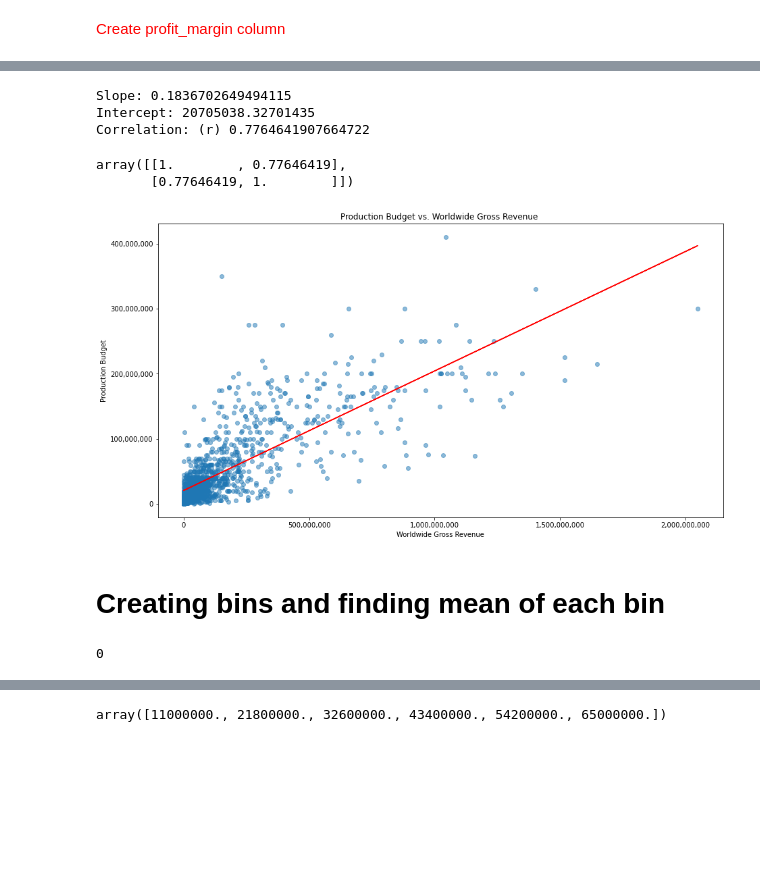
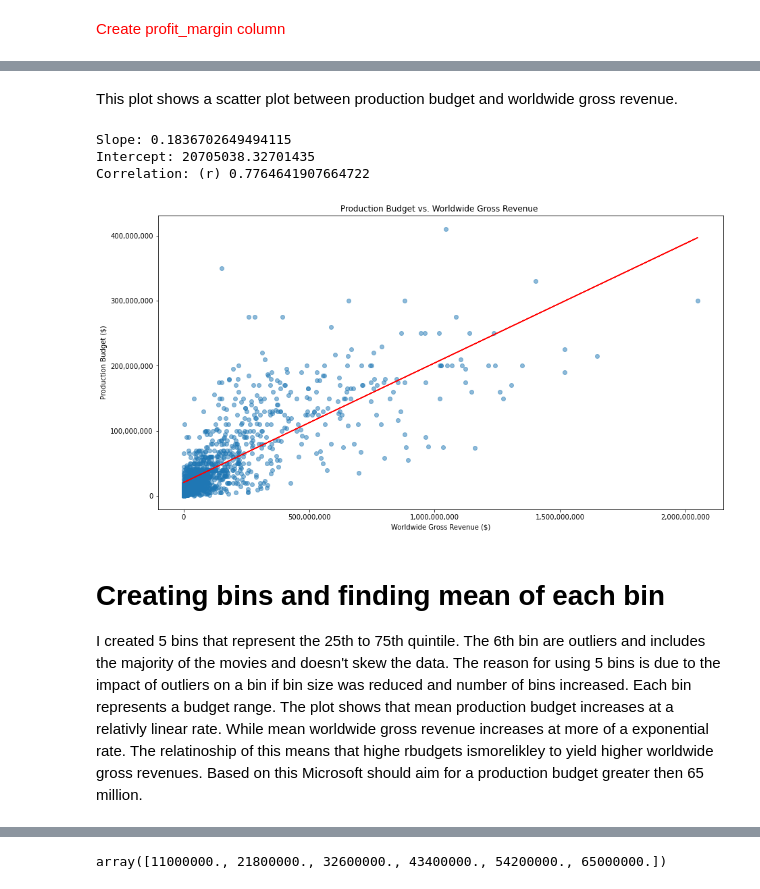
Before and after one commit to ImMaxRoss/Movie_Project, a Jupyter notebook: Keanan_code2.ipynb, the cells around one changed output, grey strips where cells are left out. Drawn from its saved outputs; the diff is of its cells as text; code cells hidden in the pictures; blank space fills up the shorter version.

```diff
--- a/Keanan_code2.ipynb
+++ b/Keanan_code2.ipynb
@@ -231,6 +233,8 @@ tn_budgets.loc[tn_budgets['primary_title'] == 'Aladdin']
 #Creating new coumn called year that is date.time
 tn_budgets['Release_Date_Time'] = pd.to_datetime(tn_budgets['release_date'])
 tn_budgets['start_year'] = tn_budgets['Release_Date_Time'].dt.year
+# %%
+tn_budgets['month'] = tn_budgets['Release_Date_Time'].dt.month#.astype(str)
 # %%
 ##taking sql_df_US, tn_budgets, movies and creating one table
 #full_movies_df = imdb_merged.merge(tn_budgets, left_on= ['primary_title', 'start_year'],right_on= ['primary_title', 'year'], how= 'inner')
@@ -262,5 +271,5 @@ full_movies_df
 # %%
-full_movies_df.drop(labels =['title','original_title'] , axis = 1, inplace = True)
+full_movies_df.drop(labels =['title','original_title','region','start_year','Release_Date_Time','is_original_title'] , axis = 1, inplace = True)
 # %% [markdown]
 # <font color='blue'> Adding profit margin to full_movies </font>
 # %% [markdown]
@@ -376,47 +360,41 @@ array([[1.        , 0.77646419],
+# %% [markdown]
+This plot shows a scatter plot between production budget and worldwide gross revenue.
 # %%
-import numpy as np
-from scipy.stats import linregress
-from matplotlib.ticker import StrMethodFormatter
-
 y = full_movies_profit_df['production_budget']
 x = full_movies_profit_df['worldwide_gross']
 fig, ax = plt.subplots(figsize=(15,8))
 
 
 ax.scatter(x,y,alpha=0.5)
 
 
-ax.set_xlabel("Worldwide Gross Revenue")
-ax.set_ylabel("Production Budget")
+ax.set_xlabel("Worldwide Gross Revenue ($)")
+ax.set_ylabel("Production Budget ($)")
 ax.set_title("Production Budget vs. Worldwide Gross Revenue ");
 # Removing scientific notation
 ax.ticklabel_format(useOffset=False, style='plain')
 
 # Set the major formatter and use fstring notation to adjust the axes
 ax.xaxis.set_major_formatter(StrMethodFormatter('{x:,.0f}'))
 ax.yaxis.set_major_formatter(StrMethodFormatter('{x:,.0f}'))
 
 slope, intercept, r, p, se = linregress(x,y)
 lin_r = linregress(x, y)
 plt.plot(x, lin_r.intercept + lin_r.slope*x, 'r')
 
 print('Slope:', slope)
 print('Intercept:', intercept)
 print('Correlation: (r)', r)
-np.corrcoef(x,y)
+plt.savefig('./Keanan_plots/budget_wwgross_scatter.png', dpi=100)
 # %% [output]
 Slope: 0.1836702649494115
 Intercept: 20705038.32701435
 Correlation: (r) 0.7764641907664722
-array([[1.        , 0.77646419],
-       [0.77646419, 1.        ]])
-[figure, old version]
+[figure, new version]
-# %% [markdown]
-# Creating bins and finding mean of each bin
-# %%
-full_movies_profit_df['production_budget'].isnull().sum()
-# %% [output]
-0
+# %% [markdown]
+# Creating bins and finding mean of each bin
+
+I created 5 bins that represent the 25th to 75th quintile. The 6th bin are outliers and includes the majority of the movies and doesn't skew the data. The reason for using 5 bins is due to the impact of outliers on a bin if bin size was reduced and number of bins increased. Each bin represents a budget range. The plot shows that mean production budget increases at a relativly linear rate. While mean worldwide gross revenue increases at more of a exponential rate. The relatinoship of this means that highe rbudgets ismorelikley to yield higher worldwide gross revenues. Based on this Microsoft should aim for a production budget greater then 65 million.
 # %%
 q1 = np.percentile(full_movies_profit_df["production_budget"],25)
 q3 = np.percentile(full_movies_profit_df["production_budget"],75)
```
Also changed, not shown: parts of 27 cells of this notebook, 4 other files.
